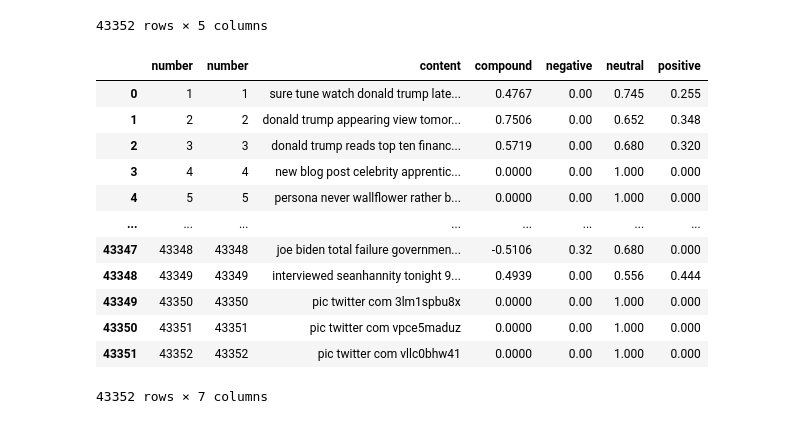
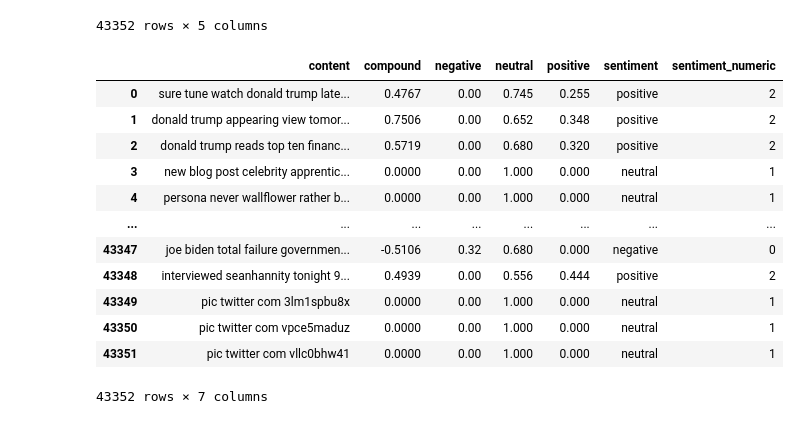
Before and after one commit to KarolKozlowski22/MIO_projekt2024, a Jupyter notebook: modelNLP.ipynb, the cells around one changed output. Drawn from its saved outputs; the diff is of its cells as text; code cells hidden in the pictures.

```diff
--- a/modelNLP.ipynb
+++ b/modelNLP.ipynb
@@ -68,30 +44,30 @@ df
 # %%
 def categorize_sentiment(compound):
     if compound >= 0.05:
         return 'positive'
     elif compound <= -0.05:
         return 'negative'
     else:
         return 'neutral'
 
 df['sentiment'] = df['compound'].apply(categorize_sentiment)
 
-df['number'] = [i+1 for i, _ in enumerate(df.iterrows())]
-df = df[['number'] + list(df.columns[:-1])]
+df.to_csv('trump_tweets_with_sentiment.csv', index=False)
+sentiment_mapping = {'positive': 2, 'neutral': 1, 'negative': 0}
+df['sentiment_numeric'] = df['sentiment'].map(sentiment_mapping)
 
-df.to_csv('tweets_sentiment.csv', index=False)
 df
 # %% [output]
-|  | number | number | content | compound | negative | neutral | positive |
-| 0 | 1 | 1 | sure tune watch donald trump late... | 0.4767 | 0.00 | 0.745 | 0.255 |
-| 1 | 2 | 2 | donald trump appearing view tomor... | 0.7506 | 0.00 | 0.652 | 0.348 |
-| 2 | 3 | 3 | donald trump reads top ten financ... | 0.5719 | 0.00 | 0.680 | 0.320 |
-| 3 | 4 | 4 | new blog post celebrity apprentic... | 0.0000 | 0.00 | 1.000 | 0.000 |
-| 4 | 5 | 5 | persona never wallflower rather b... | 0.0000 | 0.00 | 1.000 | 0.000 |
+|  | content | compound | negative | neutral | positive | sentiment | sentiment_numeric |
+| 0 | sure tune watch donald trump late... | 0.4767 | 0.00 | 0.745 | 0.255 | positive | 2 |
+| 1 | donald trump appearing view tomor... | 0.7506 | 0.00 | 0.652 | 0.348 | positive | 2 |
+| 2 | donald trump reads top ten financ... | 0.5719 | 0.00 | 0.680 | 0.320 | positive | 2 |
+| 3 | new blog post celebrity apprentic... | 0.0000 | 0.00 | 1.000 | 0.000 | neutral | 1 |
+| 4 | persona never wallflower rather b... | 0.0000 | 0.00 | 1.000 | 0.000 | neutral | 1 |
 | ... | ... | ... | ... | ... | ... | ... | ... |
-| 43347 | 43348 | 43348 | joe biden total failure governmen... | -0.5106 | 0.32 | 0.680 | 0.000 |
-| 43348 | 43349 | 43349 | interviewed seanhannity tonight 9... | 0.4939 | 0.00 | 0.556 | 0.444 |
-| 43349 | 43350 | 43350 | pic twitter com 3lm1spbu8x | 0.0000 | 0.00 | 1.000 | 0.000 |
-| 43350 | 43351 | 43351 | pic twitter com vpce5maduz | 0.0000 | 0.00 | 1.000 | 0.000 |
-| 43351 | 43352 | 43352 | pic twitter com vllc0bhw41 | 0.0000 | 0.00 | 1.000 | 0.000 |
+| 43347 | joe biden total failure governmen... | -0.5106 | 0.32 | 0.680 | 0.000 | negative | 0 |
+| 43348 | interviewed seanhannity tonight 9... | 0.4939 | 0.00 | 0.556 | 0.444 | positive | 2 |
+| 43349 | pic twitter com 3lm1spbu8x | 0.0000 | 0.00 | 1.000 | 0.000 | neutral | 1 |
+| 43350 | pic twitter com vpce5maduz | 0.0000 | 0.00 | 1.000 | 0.000 | neutral | 1 |
+| 43351 | pic twitter com vllc0bhw41 | 0.0000 | 0.00 | 1.000 | 0.000 | neutral | 1 |
 43352 rows × 7 columns
```
Also changed, not shown: parts of 8 cells of this notebook, 4 other files.
